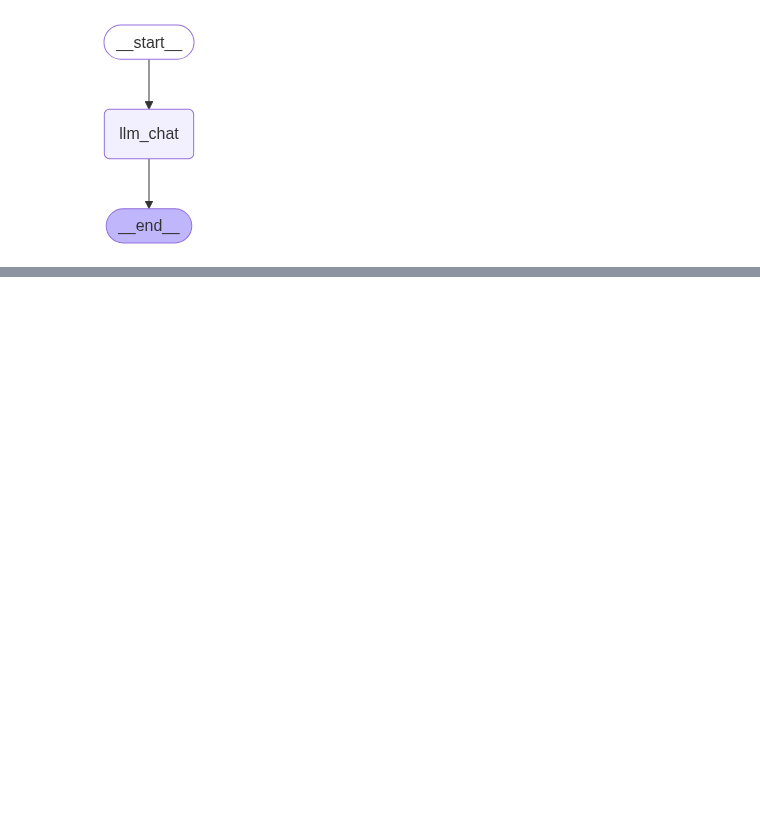
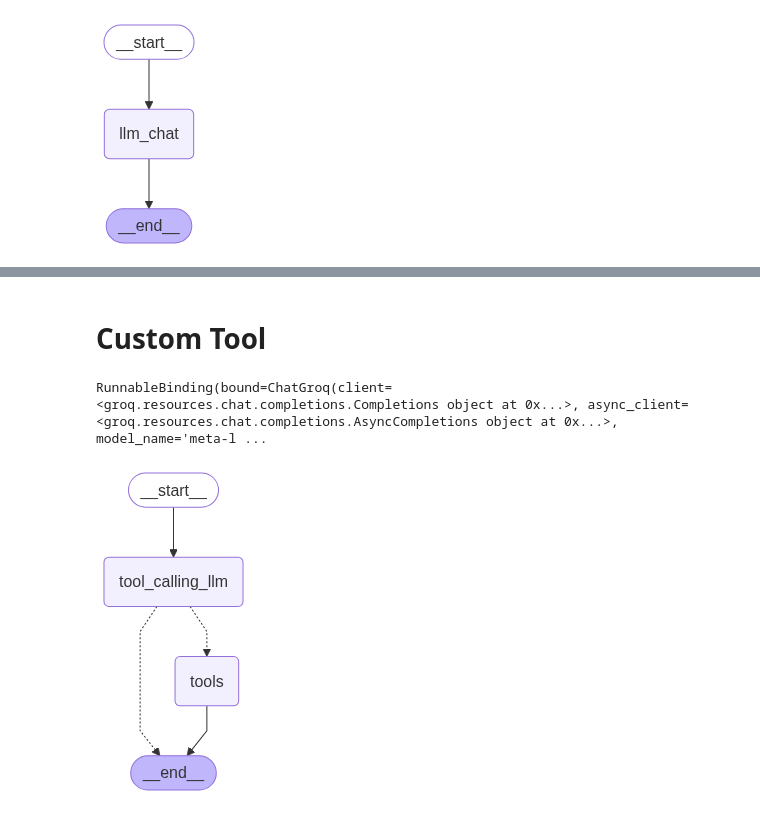
Before and after one commit to jainshauryaj/AgenticLangGraphProject, a Jupyter notebook: Chatbot/chatbot.ipynb, the cells around one changed output, grey strips where cells are left out. Saved outputs shown, nothing was run; the diff lists cells and outputs as text; code cells hidden in the pictures; blank space fills up the shorter version.

```diff
--- a/Chatbot/chatbot.ipynb
+++ b/Chatbot/chatbot.ipynb
@@ -59,0 +69,5 @@ graph_builder.compile()
+# %%
+from langchain_tavily import TavilySearch
+
+tool = TavilySearch(max_results=2)
+tool.invoke("What is the capital of India?")
@@ -59,0 +91,47 @@ graph_builder.compile()
+# %% [markdown]
+# Custom Tool
+# %%
+def multiply(a:int, b:int) -> int:
+    """Multiply a and b
+
+    Args:
+        a (int): first int
+        b (int): second int
+
+    Returns:
+        int: output int
+    """
+# %%
+tools = [tool, multiply]
+# %%
+llm_with_tools = llm.bind_tools(tools)
+# %%
+llm_with_tools
+# %% [output]
+RunnableBinding(bound=ChatGroq(client=<groq.resources.chat.completions.Completions object at 0x...>, async_client=<groq.resources.chat.completions.AsyncCompletions object at 0x...>, model_name='meta-l ...
+# %%
+## New State Graph
+from langgraph.graph import StateGraph, START, END
+from langgraph.prebuilt import ToolNode
+from langgraph.prebuilt import tools_condition
+
+## Node definition
+def tool_calling_llm(state:State):
+    return {"messages":[llm_with_tools.invoke(state['messages'])]}
+
+## Graph
+builder = StateGraph(State)
+builder.add_node("tool_calling_llm", tool_calling_llm)
+builder.add_node("tools", ToolNode(tools))
+
+## Edges
+builder.add_edge(START, "tool_calling_llm")
+builder.add_conditional_edges("tool_calling_llm", tools_condition)
+
+builder.add_edge("tools", END)
+
+## Compile the graph
+graph = builder.compile()
+builder.compile()
+# %% [output]
+[figure, added]
```
Also changed, not shown: parts of 22 cells of this notebook, 2 other files.
